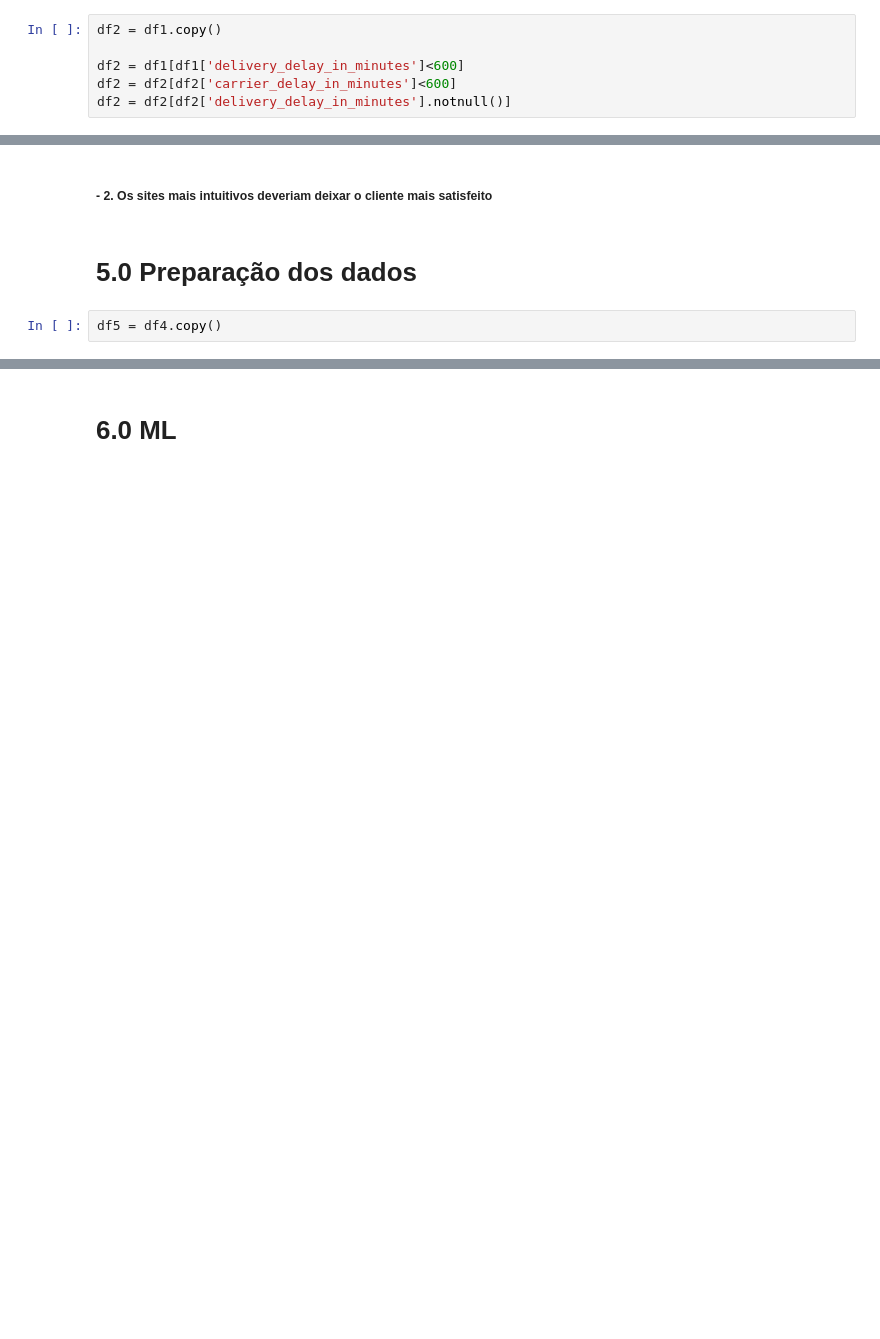
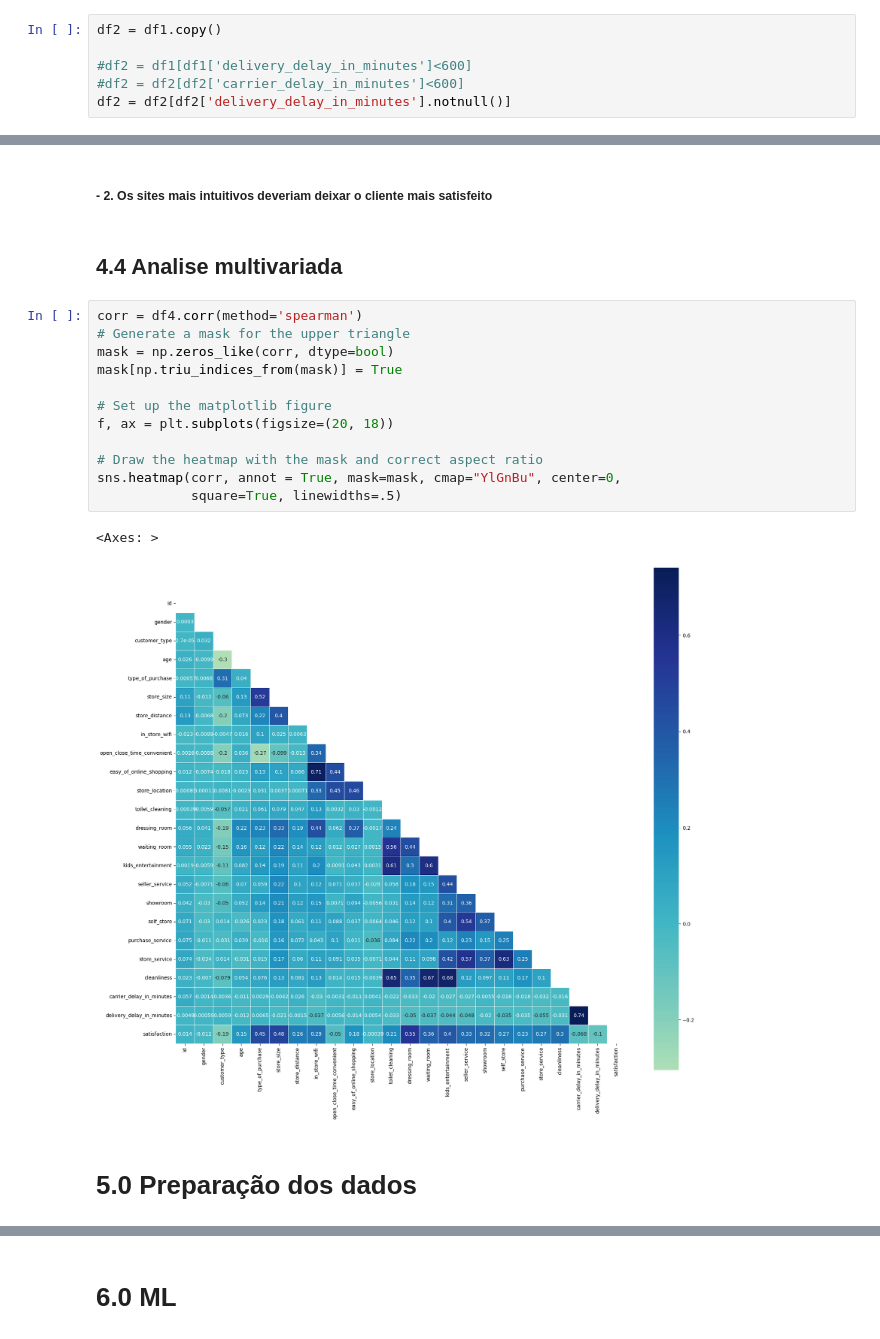
Before and after one commit to MayconRochaaa/hackday_T24, a Jupyter notebook: hackday.ipynb, the cells around one changed output, grey strips where cells are left out. Saved outputs shown, nothing was run; the diff lists cells and outputs as text; blank space fills up the shorter version.

```diff
--- a/hackday.ipynb
+++ b/hackday.ipynb
@@ -222,8 +222,8 @@ df1['store_size'] =         [1 if x == 'Small'                      else 2 if x=
 # %%
 df2 = df1.copy()
 
-df2 = df1[df1['delivery_delay_in_minutes']<600]
-df2 = df2[df2['carrier_delay_in_minutes']<600]
+#df2 = df1[df1['delivery_delay_in_minutes']<600]
+#df2 = df2[df2['carrier_delay_in_minutes']<600]
 df2 = df2[df2['delivery_delay_in_minutes'].notnull()]
 # %% [markdown]
 # 2.0 Feature Engineering
@@ -525,7 +507,22 @@ fig.show('png')
 ##### - 1. Tempo de entrega menor deveriam deixar o cliente mais satisfeitos
 # %% [markdown]
 ##### - 2. Os sites mais intuitivos deveriam deixar o cliente mais satisfeito
+# %% [markdown]
+## 4.4 Analise multivariada
+# %%
+corr = df4.corr(method='spearman')
+# Generate a mask for the upper triangle
+mask = np.zeros_like(corr, dtype=bool)
+mask[np.triu_indices_from(mask)] = True
+
+# Set up the matplotlib figure
+f, ax = plt.subplots(figsize=(20, 18))
+
+# Draw the heatmap with the mask and correct aspect ratio
+sns.heatmap(corr, annot = True, mask=mask, cmap="YlGnBu", center=0,
+            square=True, linewidths=.5)
+# %% [output]
+<Axes: >
+[figure, added]
 # %% [markdown]
 # 5.0 Preparação dos dados
-# %%
-df5 = df4.copy()
```
Also changed, not shown: parts of 37 cells of this notebook, 4 other files.
